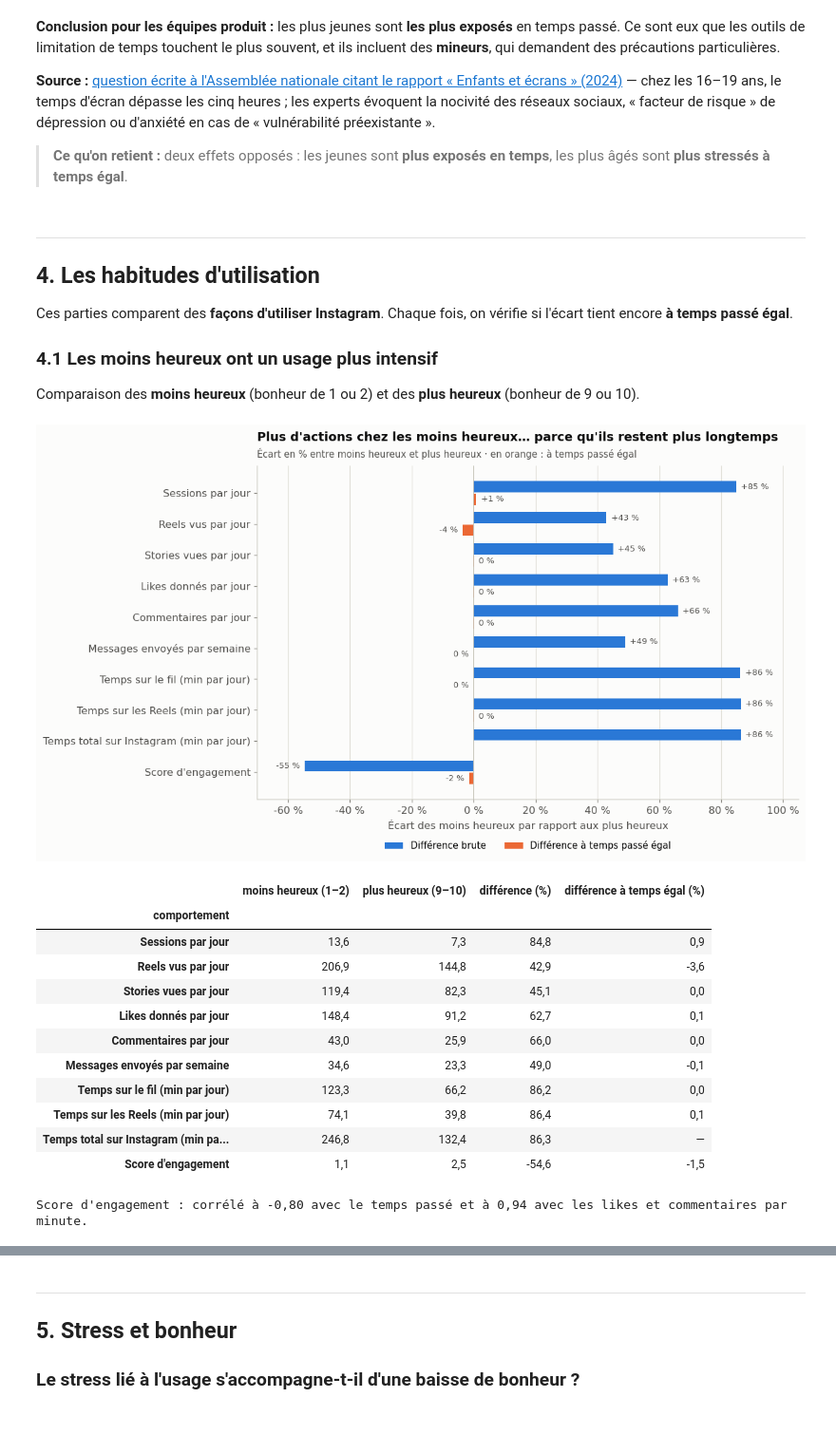
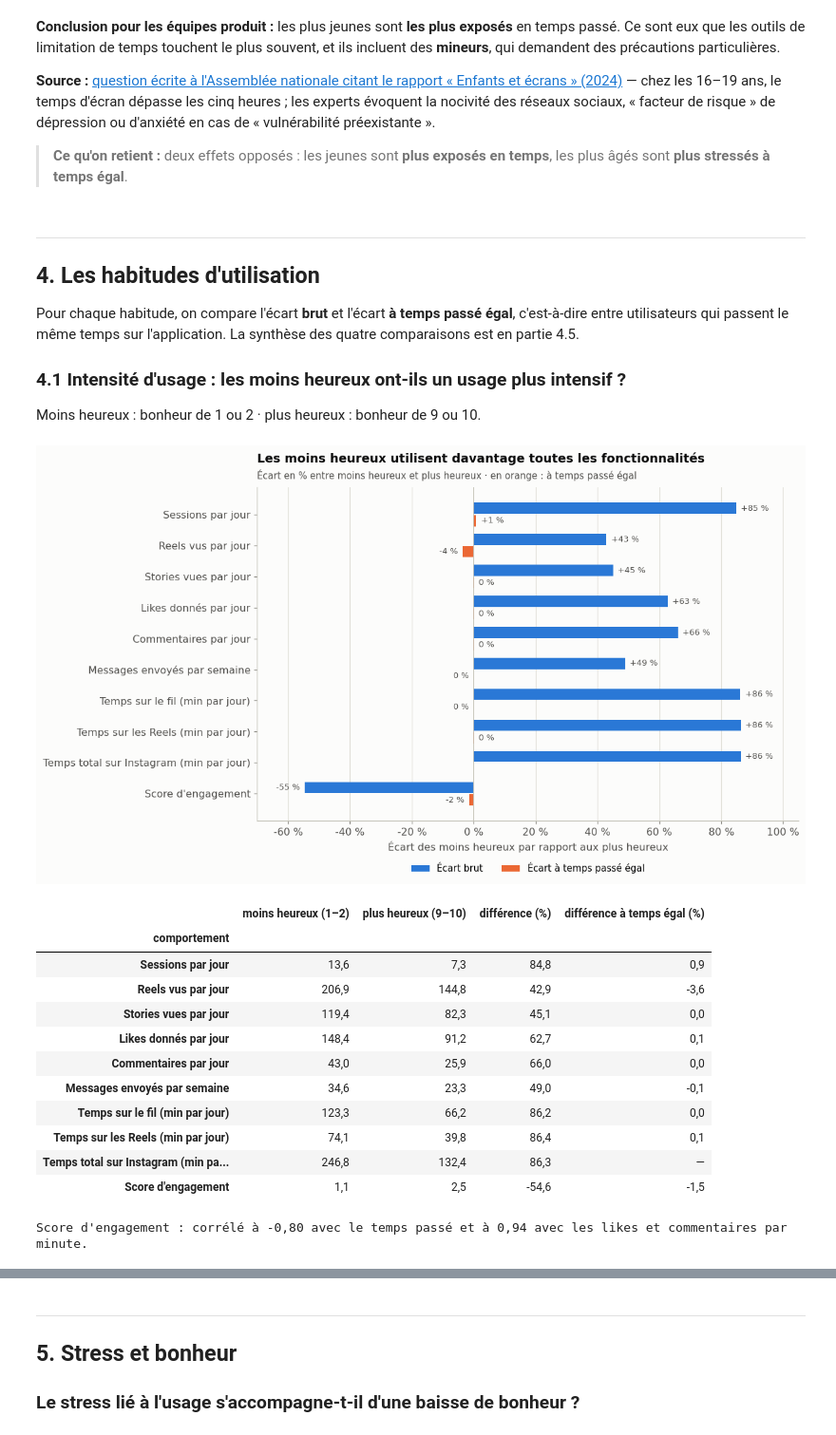
Before and after one commit to manondesclaux/Rush-4-Segmentation-Instagram, a Jupyter notebook: notebook_Instagram_final.ipynb, the cells around one changed output, grey strips where cells are left out. Shown at 95% size. Drawn from its saved outputs; the diff is of its cells as text; code cells hidden in the pictures.

```diff
--- a/notebook_Instagram_final.ipynb
+++ b/notebook_Instagram_final.ipynb
@@ -66,7 +66,8 @@ pd.set_option("display.width", 160)
 SURFACE = "#fcfcfb"
 INK, INK2, MUTED = "#0b0b0b", "#52514e", "#898781"
 GRID, AXIS = "#e1e0d9", "#c3c2b7"
-BLEU, ORANGE, AQUA = "#2a78d6", "#eb6834", "#1baf7a"
+BLEU, ORANGE, AQUA, ROUGE = "#2a78d6", "#eb6834", "#1baf7a", "#e34948"
+BLEU_CLAIR, ROUGE_CLAIR = "#95bbea", "#f1a4a4"
 RAMPE_4 = ["#86b6ef", "#3987e5", "#1c5cab", "#0d366b"]
 CMAP_SEQ = LinearSegmentedColormap.from_list(
     "bleu", ["#cde2fb", "#9ec5f4", "#6da7ec", "#3987e5", "#256abf", "#184f95", "#0d366b"])
@@ -136,7 +137,7 @@ def barres(ax, valeurs, etiquettes, couleur=BLEU, decimales=1, suffixe="", rotat
     ax.grid(axis="x", visible=False)
 
 
-def barres_groupees(ax, table, couleurs, decimales=1, rotation=0):
+def barres_groupees(ax, table, couleurs, decimales=1, rotation=0, suffixe=""):
     """Barres groupées : une ligne par groupe, une couleur par colonne du tableau."""
     n = table.shape[1]
     largeur = 0.8 / n
@@ -145,7 +146,7 @@ def barres_groupees(ax, table, couleurs, decimales=1, rotation=0):
         positions = x - 0.4 + largeur * (k + 0.5)
         ax.bar(positions, table[colonne], width=largeur * 0.9, color=couleur, label=colonne)
         for p, v in zip(positions, table[colonne]):
-            ax.text(p, v + table.to_numpy().max() * 0.012, fr(v, decimales), ha="center", va="bottom", fontsize=7.8, color=INK2)
+            ax.text(p, v + table.to_numpy().max() * 0.012, fr(v, decimales) + suffixe, ha="center", va="bottom", fontsize=7.8, color=INK2)
     ax.set_xticks(x, table.index, rotation=rotation, ha="right" if rotation else "center")
     ax.grid(axis="x", visible=False)
 
@@ -587,7 +578,7 @@ fig, (ax_g, ax_d) = plt.subplots(1, 2, figsize=(12.5, 4.4), gridspec_kw={"width_
 positions = np.arange(len(bonheur_segments))
 heureux, malheureux = bonheur_segments["part_tres_heureux"].to_numpy(), bonheur_segments["part_tres_malheureux"].to_numpy()
 for valeurs, autres, couleur, nom in ((heureux, malheureux, BLEU, "Très heureux (bonheur 9–10)"),
-                                      (malheureux, heureux, ORANGE, "Très malheureux (bonheur 1–2)")):
+                                      (malheureux, heureux, ROUGE, "Très malheureux (bonheur 1–2)")):
     ax_g.plot(positions, valeurs, color=couleur, marker="o", markersize=6, markeredgecolor=SURFACE, markeredgewidth=1.5, label=nom)
     for p, v, w in zip(positions, valeurs, autres):
         dessus = v >= w
@@ -600,7 +591,7 @@ ax_g.legend(loc="upper center")
 panneau(ax_g, "Part de très heureux et de très malheureux par segment")
 medianes = profils_temps.loc["temps médian par jour (min)", ["Plus heureux (9–10)", "Moins heureux (1–2)"]]
 barres(ax_d, medianes, ["Plus heureux\n(9–10)", "Moins heureux\n(1–2)"], decimales=0, suffixe=" min")
-ax_d.patches[1].set_color(ORANGE)
+ax_d.patches[1].set_color(ROUGE)
 ax_d.set_ylim(0, 290)
 panneau(ax_d, "Temps médian par jour")
 fig.tight_layout()
@@ -727,10 +718,10 @@ afficher(exposition.rename_axis("âge"))
 ---
 ## 4. Les habitudes d'utilisation
 
-Ces parties comparent des **façons d'utiliser Instagram**. Chaque fois, on vérifie si l'écart tient encore **à temps passé égal**.
+Pour chaque habitude, on compare l'écart **brut** et l'écart **à temps passé égal**, c'est-à-dire entre utilisateurs qui passent le même temps sur l'application. La synthèse des quatre comparaisons est en partie 4.5.
 
-### 4.1 Les moins heureux ont un usage plus intensif
-Comparaison des **moins heureux** (bonheur de 1 ou 2) et des **plus heureux** (bonheur de 9 ou 10).
+### 4.1 Intensité d'usage : les moins heureux ont-ils un usage plus intensif ?
+Moins heureux : bonheur de 1 ou 2 · plus heureux : bonheur de 9 ou 10.
 # %%
 COMPORTEMENTS = {"sessions_per_day": "Sessions par jour", "reels_watched_per_day": "Reels vus par jour",
                  "stories_viewed_per_day": "Stories vues par jour", "likes_given_per_day": "Likes donnés par jour",
@@ -746,37 +737,37 @@ for colonne, nom in COMPORTEMENTS.items():
         egale = a_temps_egal(df, colonne)
         ecart_egal = (egale[df["tres_malheureux"]].mean() / egale[df["tres_heureux"]].mean() - 1) * 100
     lignes.append((nom, moins, plus, (moins / plus - 1) * 100, ecart_egal))
 usage = pd.DataFrame(lignes, columns=["comportement", "moins heureux (1–2)", "plus heureux (9–10)",
                                       "différence (%)", "différence à temps égal (%)"]).set_index("comportement")
 
 fig, ax = plt.subplots(figsize=(10, 6.2))
 y = np.arange(len(usage))
-for k, (colonne, couleur, nom) in enumerate((("différence (%)", BLEU, "Différence brute"),
-                                             ("différence à temps égal (%)", ORANGE, "Différence à temps passé égal"))):
+for k, (colonne, couleur, nom) in enumerate((("différence (%)", BLEU, "Écart brut"),
+                                             ("différence à temps égal (%)", ORANGE, "Écart à temps passé égal"))):
     positions = y - 0.2 + 0.4 * k
     valeurs = usage[colonne].fillna(0)
     ax.barh(positions, valeurs, height=0.36, color=couleur, label=nom)
     for p, v, brut in zip(positions, valeurs, usage[colonne]):
         if not pd.isna(brut):
             ax.text(v + (1.5 if v >= 0 else -1.5), p, f"{'+' if v > 0.5 else ''}{fr(v, 0)} %", va="center",
                     ha="left" if v >= 0 else "right", fontsize=8.5, color=INK2)
 ax.axvline(0, color=AXIS, linewidth=1)
 ax.set_yticks(y, usage.index)
 ax.invert_yaxis()
 ax.set_xlim(-70, 105)
 ax.xaxis.set_major_formatter(FORMAT_POURCENT)
 ax.grid(axis="y", visible=False)
 ax.set_xlabel("Écart des moins heureux par rapport aux plus heureux")
 ax.legend(loc="upper center", bbox_to_anchor=(0.5, -0.1), ncol=2)
-titrer(ax, "Plus d'actions chez les moins heureux… parce qu'ils restent plus longtemps",
+titrer(ax, "Les moins heureux utilisent davantage toutes les fonctionnalités",
        "Écart en % entre moins heureux et plus heureux · en orange : à temps passé égal")
 plt.show()
 afficher(usage)
 df["interactions_par_minute"] = (df["likes_given_per_day"] + df["comments_written_per_day"]) / df[TEMPS]
 print(f"Score d'engagement : corrélé à {fr(correlation_rangs(df['user_engagement_score'], df[TEMPS]), 2)} avec le temps passé "
       f"et à {fr(correlation_rangs(df['user_engagement_score'], df['interactions_par_minute']), 2)} avec les likes et commentaires par minute.")
 # %% [output]
-[figure, old version]
+[figure, new version]
 |  | moins heureux (1–2) | plus heureux (9–10) | différence (%) | différence à temps égal (%) |
 | comportement |  |  |  |  |
 | Sessions par jour | 13,6 | 7,3 | 84,8 | 0,9 |
```
Also changed, not shown: parts of 20 cells of this notebook, 2 other files.
